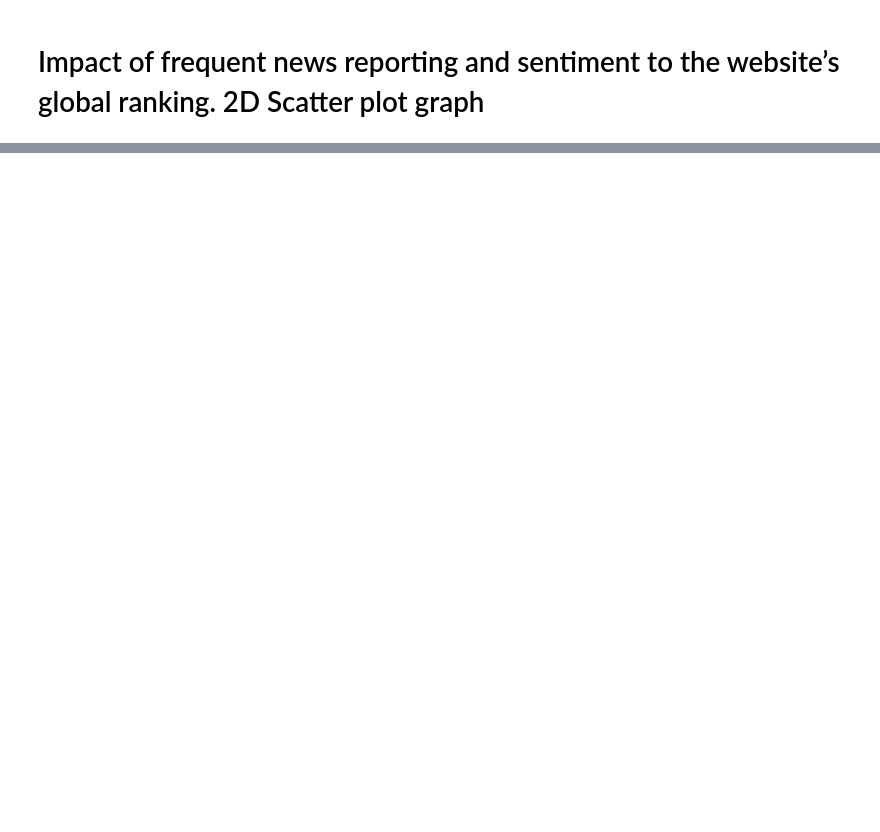
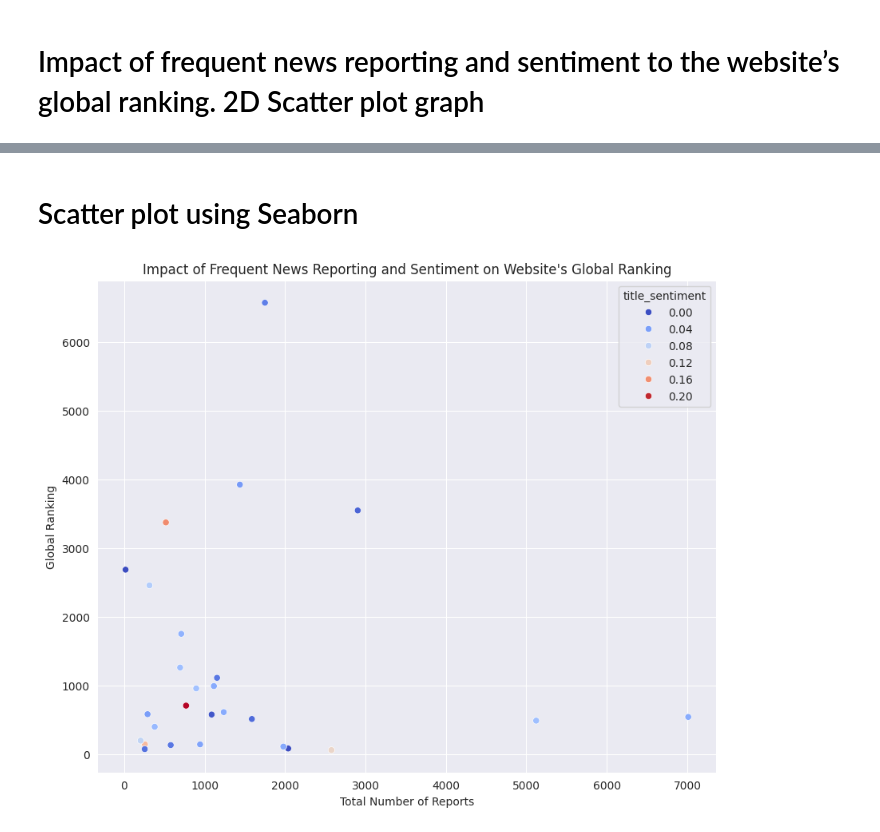
Before and after one commit to hillaryke/news_correlation_10ac_week0, a Jupyter notebook: notebooks/EDA_analysis_news_correlation_10ac_week0.ipynb, the cells around one changed output, grey strips where cells are left out. Saved outputs shown, nothing was run; the diff lists cells and outputs as text; code cells hidden in the pictures; blank space fills up the shorter version.

Commit message:
Get scatter plot for impact of report and sentiment on globalrank of website

```diff
--- a/notebooks/EDA_analysis_news_correlation_10ac_week0.ipynb
+++ b/notebooks/EDA_analysis_news_correlation_10ac_week0.ipynb
@@ -599,0 +622,3 @@ total_reports['url'] = total_reports['source_name'].map(source_domain_mapping)
+# %%
+# Assuming 'column1', 'column2' are the irrelevant columns
+domain_global_rank = traffic_data.drop(['TldRank', 'TLD', 'IDN_Domain', 'PrevGlobalRank','RefSubNets', 'IDN_TLD', 'RefIPs', 'PrevTldRank', 'PrevRefSubNets', 'PrevRefIPs'], axis=1)
@@ -600,2 +639,9 @@ total_reports['url'] = total_reports['source_name'].map(source_domain_mapping)
 # %% [markdown]
 # Impact of frequent news reporting and sentiment to the website’s global ranking. 2D Scatter plot graph
+# %%
+# Merge total_reports with traffic_data on 'url'
+merged_data = pd.merge(total_reports, domain_global_rank, left_on='url', right_on='Domain')
+# %%
+
+# Merge merged_data with title_sentiment_stats on 'source_name'
+final_data = pd.merge(merged_data, title_sentiment_stats, on='source_name')
@@ -601,0 +698,19 @@ total_reports['url'] = total_reports['source_name'].map(source_domain_mapping)
+# %%
+import altair as alt
+
+# Filter the DataFrame
+final_data_top_10000 = final_data[final_data['GlobalRank'] <= 10000]
+
+# Create a scatter plot
+scatter = alt.Chart(final_data_top_10000).mark_circle(size=60).encode(
+    x='total_reports:Q',
+    y='GlobalRank:Q',
+    color=alt.Color('title_sentiment:Q', scale=alt.Scale(scheme='blueorange')),
+    tooltip=['Domain:N', 'total_reports:Q', 'GlobalRank:Q', 'title_sentiment:Q']
+).properties(
+    width=600,
+    height=400,
+    title='Impact of Frequent News Reporting and Sentiment on Website\'s Global Ranking'
+)
+
+scatter.display()
@@ -602,17 +719,12 @@ total_reports['url'] = total_reports['source_name'].map(source_domain_mapping)
+# %% [markdown]
+# Scatter plot using Seaborn
 # %%
-import matplotlib.pyplot as plt
-import seaborn as sns
-
-# Merge total_reports with traffic_data on 'url'
-merged_data = pd.merge(total_reports, traffic_data, left_on='url', right_on='Domain')
-
-# Merge merged_data with sentiment_stats on 'source_name'
-final_data = pd.merge(merged_data, sentiment_stats, on='source_name')
-
 # Create a scatter plot
 plt.figure(figsize=(10, 8))
-scatter = sns.scatterplot(data=final_data, x='total_reports', y='GlobalRank', hue='mean_sentiment', palette='coolwarm')
+scatter = sns.scatterplot(data=final_data_top_10000, x='total_reports', y='GlobalRank', hue='title_sentiment', palette='coolwarm')
 plt.title('Impact of Frequent News Reporting and Sentiment on Website\'s Global Ranking')
 plt.xlabel('Total Number of Reports')
 plt.ylabel('Global Ranking')
 plt.show()
+# %% [output]
+[figure, added]
```
Also changed, not shown: parts of 16 cells of this notebook.
